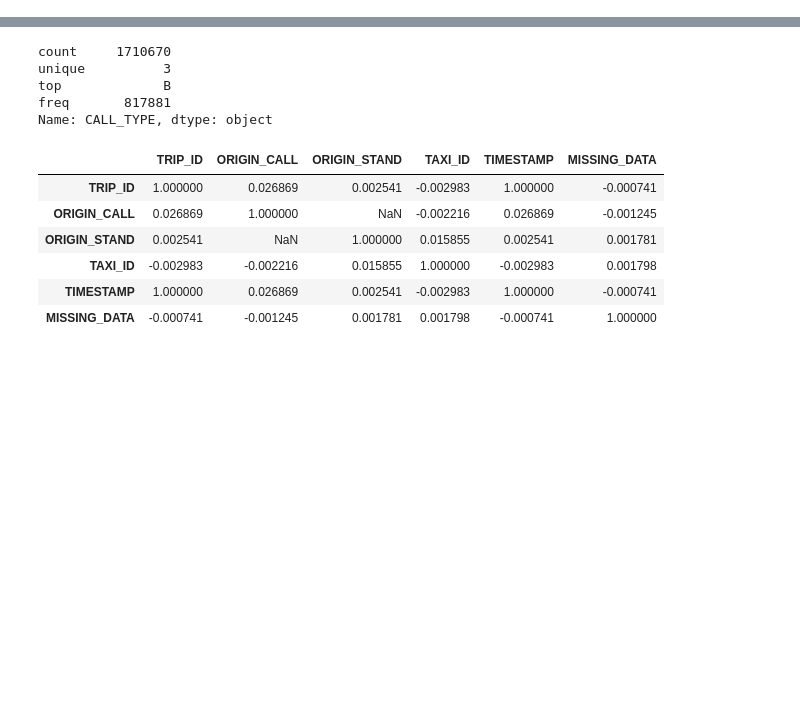
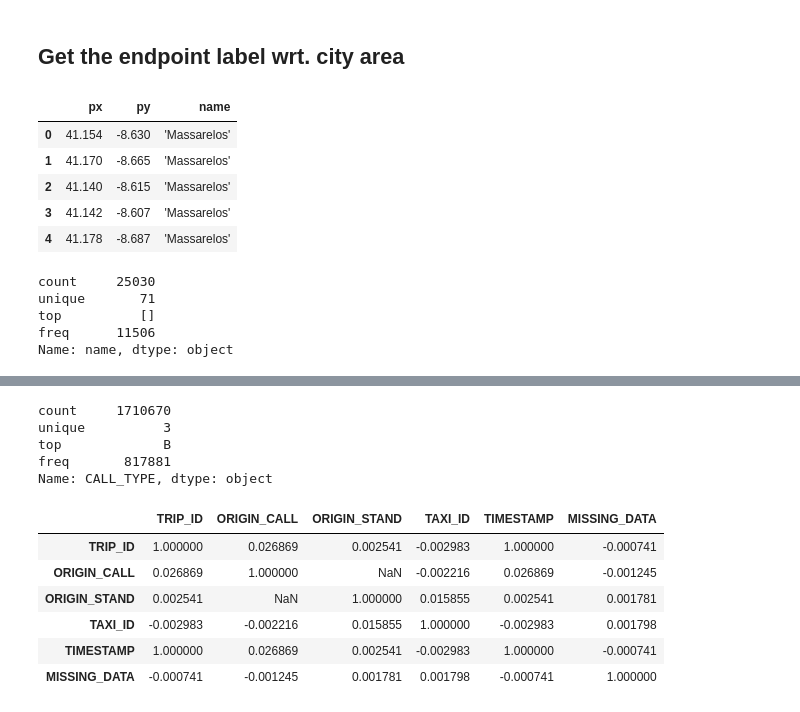
Before and after one commit to DongzhenHuangfu/taxi-trajectory-destination-prediction, a Jupyter notebook: data_analyse.ipynb, the cells around one changed output, grey strips where cells are left out. Drawn from its saved outputs; the diff is of its cells as text; code cells hidden in the pictures; blank space fills up the shorter version.

```diff
--- a/data_analyse.ipynb
+++ b/data_analyse.ipynb
@@ -50,0 +12,2 @@ def tran_label(string):
+# %% [markdown]
+## Get the endpoint label wrt. city area
@@ -51,2 +16,19 @@ def tran_label(string):
+# %%
+city_area.head()
+# %% [output]
+|  | px | py | name |
+| 0 | 41.154 | -8.630 | 'Massarelos' |
+| 1 | 41.170 | -8.665 | 'Massarelos' |
+| 2 | 41.140 | -8.615 | 'Massarelos' |
+| 3 | 41.142 | -8.607 | 'Massarelos' |
+| 4 | 41.178 | -8.687 | 'Massarelos' |
+# %%
+city_area["name"].describe()
+# %% [output]
+count     25030
+unique       71
+top          []
+freq      11506
+Name: name, dtype: object
 # %%
 track_data = pd.read_csv("./train.csv")
```
Also changed, not shown: parts of 48 cells of this notebook, 8 other files.
